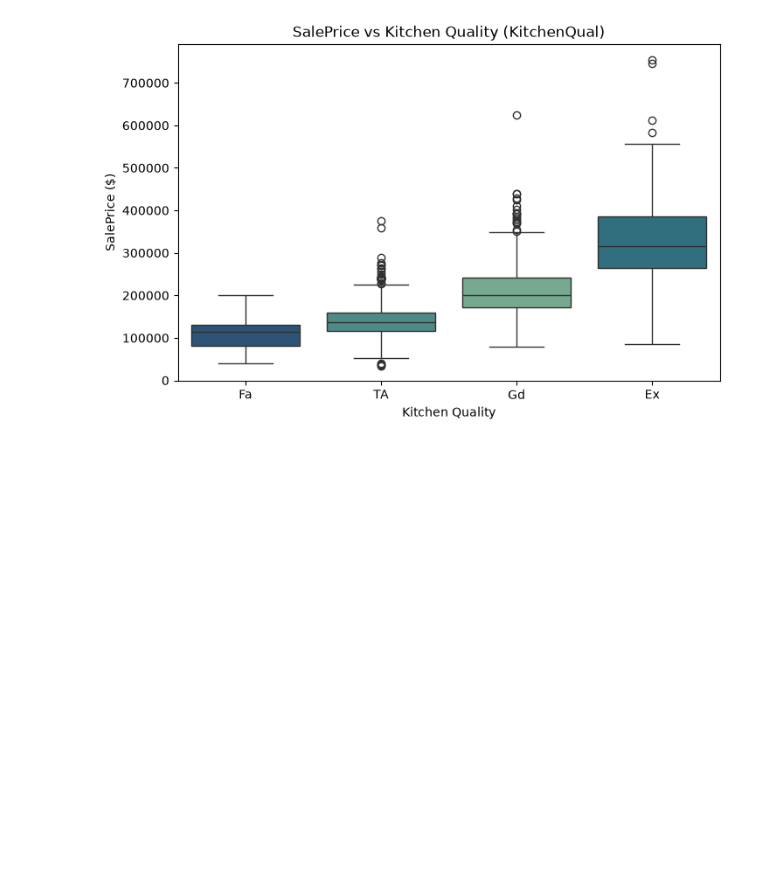
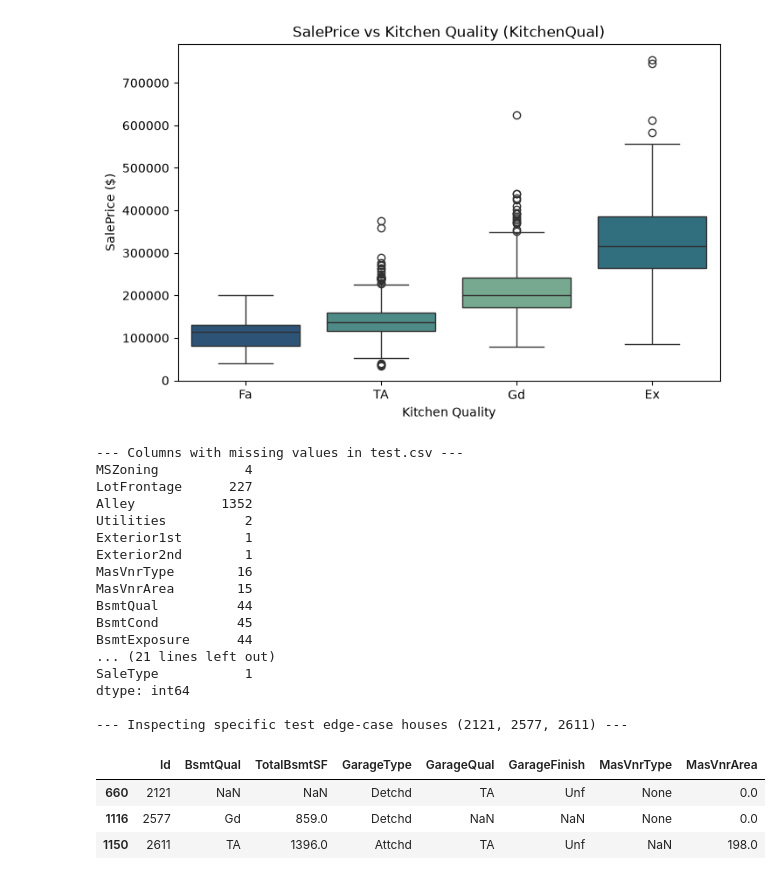
Before and after one commit to lucadani7/HousePricePrediction, a Jupyter notebook: notebooks/01_eda.ipynb, the cells around one changed output. Cells and saved outputs as stored; diff of their text form; code cells hidden in the pictures; blank space fills up the shorter version.

Commit message:
EDA: write preprocessing specification and validate it on test.csv

```diff
--- a/notebooks/01_eda.ipynb
+++ b/notebooks/01_eda.ipynb
@@ -490,3 +490,43 @@ Standard Quality/Condition Ordinals (9 cols): ['ExterQual', 'ExterCond', 'BsmtQu
 Custom Ordinals (to map separately): BsmtExposure, BsmtFinType1, BsmtFinType2, GarageFinish, Functional
 [figure]
 [figure]
+# %%
+# ==========================================
+# Test Set Missing Values Check (test.csv)
+# ==========================================
+from IPython.display import display
+
+test_df = pd.read_csv(DATA_RAW / "test.csv", keep_default_na=False, na_values=["NA"])
+
+# 1. Display all columns containing missing values in test.csv
+missing_in_test = test_df.columns[test_df.isna().any()].tolist()
+print("--- Columns with missing values in test.csv ---")
+print(test_df[missing_in_test].isna().sum())
+
+# 2. Inspect specific edge-case houses found during EDA
+print("\n--- Inspecting specific test edge-case houses (2121, 2577, 2611) ---")
+target_ids = [2121, 2577, 2611]
+cols_to_inspect = ['Id', 'BsmtQual', 'TotalBsmtSF', 'GarageType', 'GarageQual', 'GarageFinish', 'MasVnrType', 'MasVnrArea']
+display(test_df[test_df['Id'].isin(target_ids)][[c for c in cols_to_inspect if c in test_df.columns]])
+# %% [output]
+--- Columns with missing values in test.csv ---
+MSZoning           4
+LotFrontage      227
+Alley           1352
+Utilities          2
+Exterior1st        1
+Exterior2nd        1
+MasVnrType        16
+MasVnrArea        15
+BsmtQual          44
+BsmtCond          45
+BsmtExposure      44
+... (21 lines left out)
+SaleType           1
+dtype: int64
+
+--- Inspecting specific test edge-case houses (2121, 2577, 2611) ---
+|  | Id | BsmtQual | TotalBsmtSF | GarageType | GarageQual | GarageFinish | MasVnrType | MasVnrArea |
+| 660 | 2121 | NaN | NaN | Detchd | TA | Unf | None | 0.0 |
+| 1116 | 2577 | Gd | 859.0 | Detchd | NaN | NaN | None | 0.0 |
+| 1150 | 2611 | TA | 1396.0 | Attchd | TA | Unf | NaN | 198.0 |
```
Also changed, not shown: 1 other file.
